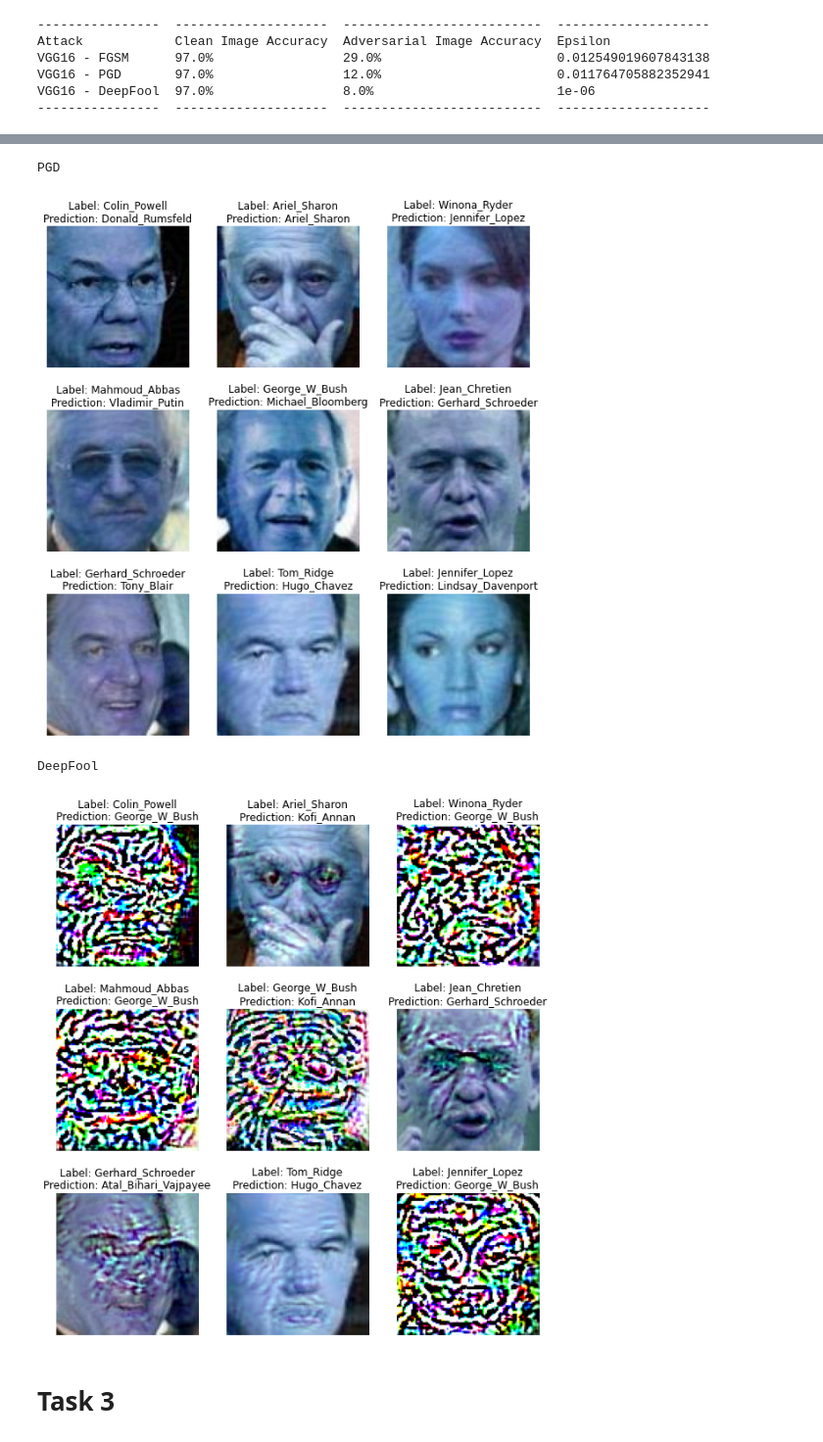
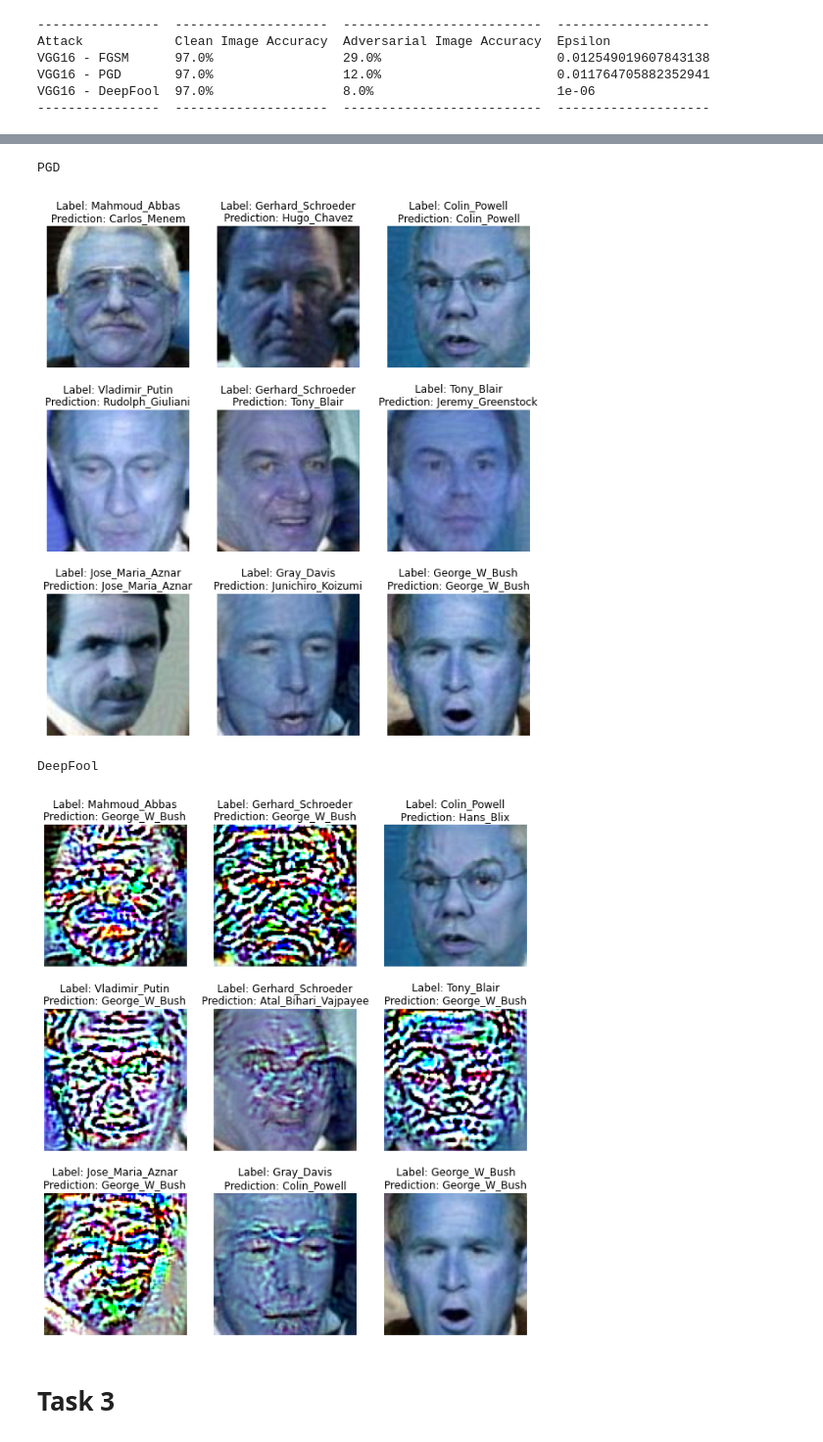
Before and after one commit to lotkey/Adversarial-Machine-Learning-Defenses, a Jupyter notebook: BinaryInputDetectionDefense.ipynb, the cells around one changed output, grey strips where cells are left out. Shown at 98% size. Saved outputs shown, nothing was run; the diff lists cells and outputs as text; code cells hidden in the pictures.

```diff
--- a/BinaryInputDetectionDefense.ipynb
+++ b/BinaryInputDetectionDefense.ipynb
@@ -79,6 +79,7 @@ DEEPFOOL_TRAIN_INDICES_PATH = 'drive/My Drive/Colab Notebooks/deepfool_train_ind
 FGSM_ATTACK_PATH = 'drive/My Drive/Colab Notebooks/fgsm_attack.pickled'           # FGSM attack against undefended VGG16 model
 PGD_ATTACK_PATH = 'drive/My Drive/Colab Notebooks/pgd_attack.pickled'             # PGD attack against undefended VGG16 model
 DEEPFOOL_ATTACK_PATH = 'drive/My Drive/Colab Notebooks/deepfool_attack.pickled'   # Deepfool attack against undefended VGG16 model
+PIXEL_ATTACK_PATH = 'drive/My Drive/Colab Notebooks/pixel_attack.pickled'         # Pixel attack against undefended VGG16 model
 
 FGSM_TRAIN_DATA_PATH = 'drive/My Drive/Colab Notebooks/fgsm_train_data.pickled'           # FGSM-attacked images for training FGSM detector
 PGD_TRAIN_DATA_PATH = 'drive/My Drive/Colab Notebooks/pgd_train_data.pickled'             # PGD-attacked images for training PGD detector
@@ -246,6 +256,14 @@ def get_adv_images_DeepFool(classifier, images, epsilon, labels=None):
     x_attack = attacker.generate(x=images)
   else: # Generate attack with provided labels
     x_attack = attacker.generate(x=images, y=labels)
+  return x_attack # Return attack
+
+# Function for generating adversarial images with Pixel attack
+# Optional labels argument, true labels of the provided x data
+def get_adv_images_Pixel(classifier, images, labels):
+  # attacker = DeepFool(classifier=classifier, epsilon=epsilon) # Create attacker
+  attacker = PixelAttack(classifier=classifier, verbose=True, max_iter=10)
+  x_attack = attacker.generate(x=images, y=labels)
   return x_attack # Return attack
 
 # Function for plotting images with titles
@@ -308,13 +326,16 @@ try: # Try to read the previously-generated attacks
     x_adv_pgd = pickle.load(infile)
   with open(DEEPFOOL_ATTACK_PATH, 'rb') as infile:
     x_adv_deepfool = pickle.load(infile)
+  with open(PIXEL_ATTACK_PATH, 'rb') as infile:
+    x_adv_pixel = pickle.load(infile)
 except FileNotFoundError: # If there are none, generate the attacks and then save them
   adv_attack_indices = randints_no_repeat(0, x_test.shape[0], 100) # Get 100 random indices
 
-  # Attack the images at the 100 random indices with FGSM, PGD, and Deepfool
+  # Attack the images at the 100 random indices with FGSM, PGD, Deepfool, and Pixel
   x_adv_fgsm = get_adv_images_FGSM(classifier, images=x_test[adv_attack_indices], epsilon=EPSILON_FGSM)
   x_adv_pgd = get_adv_images_PGD(classifier, images=x_test[adv_attack_indices], epsilon=EPSILON_PGD)
   x_adv_deepfool = get_adv_images_DeepFool(classifier, images=x_test[adv_attack_indices], epsilon=EPSILON_DEEPFOOL)
+  x_adv_pixel = get_adv_images_Pixel(classifier, images=x_test[adv_attack_indices], labels=y_test[adv_attack_indices])
 
   # Save the indices (used to match the attacks to the correct labels/classes)
   with open(ADV_ATTACK_INDICES_PATH, 'wb') as outfile:
@@ -326,6 +347,8 @@ except FileNotFoundError: # If there are none, generate the attacks and then sav
     pickle.dump(x_adv_pgd, outfile)
   with open(DEEPFOOL_ATTACK_PATH, 'wb') as outfile:
     pickle.dump(x_adv_deepfool, outfile)
+  with open(PIXEL_ATTACK_PATH, 'wb') as outfile:
+    pickle.dump(x_adv_pixel, outfile)
 # %% [markdown]
 ## Report
 # %%
@@ -351,9 +377,10 @@ VGG16 - PGD       97.0%                 12.0%                       0.0117647058
 VGG16 - DeepFool  97.0%                 8.0%                        1e-06
 ----------------  --------------------  --------------------------  --------------------
 # %%
-rand_test_indices = randints_no_repeat(0, x_test[adv_attack_indices].shape[0], 9) # Get random indices for testing vggnet under attack
+rand_test_indices = random.sample(adv_attack_indices, 9) # Get random indices for testing vggnet under attack
 test_model_and_plot(model=vggnet, x=x_adv_fgsm[rand_test_indices], y=y_adv_test[rand_test_indices], num_cols=3, figsize=(10, 15), title='FGSM') # Test and plot with the FGSM-attacked images at the indices
 test_model_and_plot(model=vggnet, x=x_adv_pgd[rand_test_indices], y=y_adv_test[rand_test_indices], num_cols=3, figsize=(10, 15), title='PGD') # Test and plot with the PGD-attacked images at the indices
 test_model_and_plot(model=vggnet, x=x_adv_deepfool[rand_test_indices], y=y_adv_test[rand_test_indices], num_cols=3, figsize=(10, 15), title='DeepFool') # Test and plot with the Deepfool-attacked images at the indices
+test_model_and_plot(model=vggnet, x=x_adv_pixel[rand_test_indices], y=y_adv_test[rand_test_indices], num_cols=3, figsize=(10, 15), title='Pixel') # Test and plot with the Pixel-attacked images at the indices
 # %% [output]
 FGSM
@@ -361,7 +388,7 @@ FGSM
 PGD
-[figure, old version]
+[figure, new version]
 DeepFool
-[figure, old version]
+[figure, new version]
 # %% [markdown]
 # Task 3
 # %%
```
Also changed, not shown: parts of 9 cells of this notebook, 3 other files.
